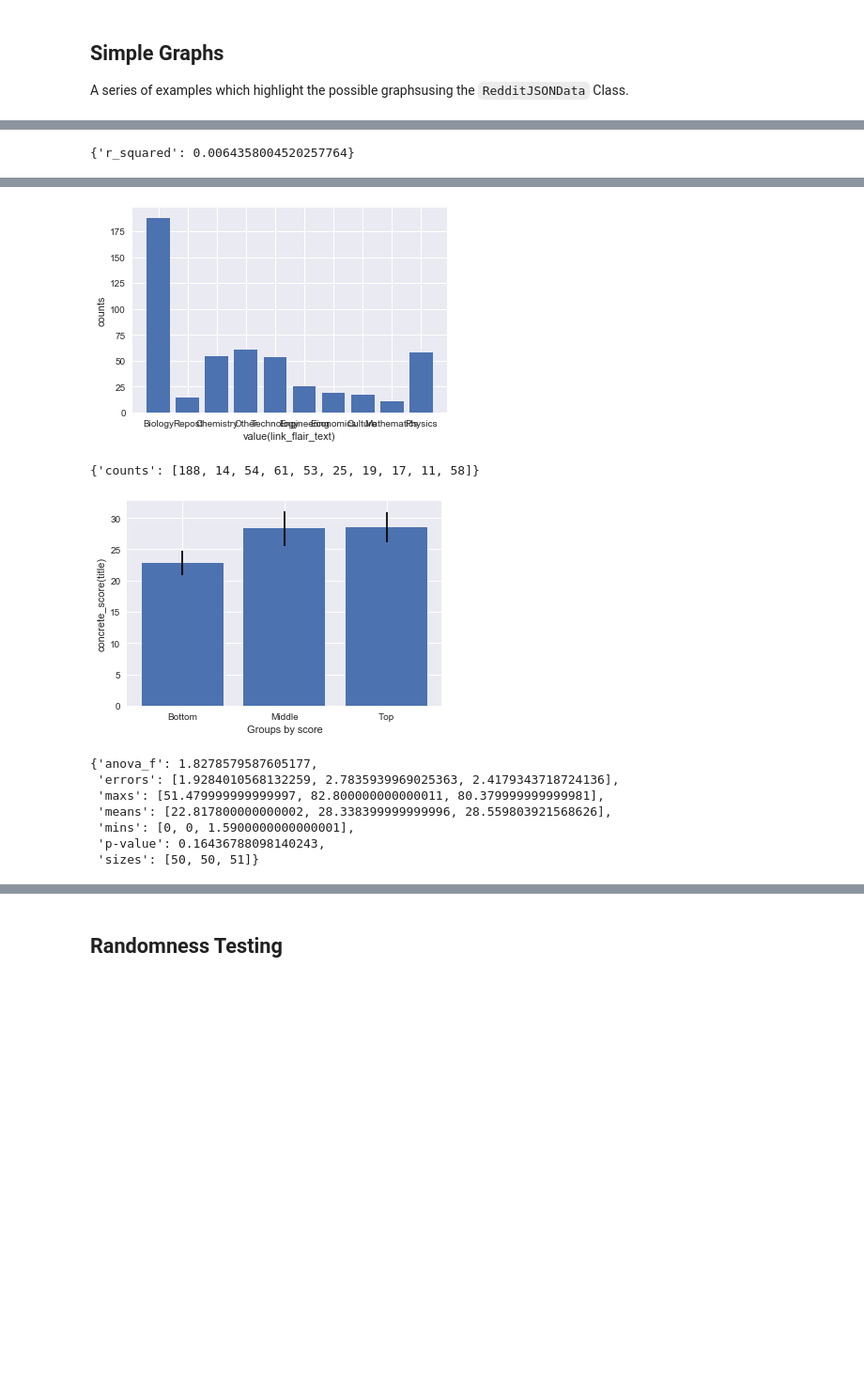
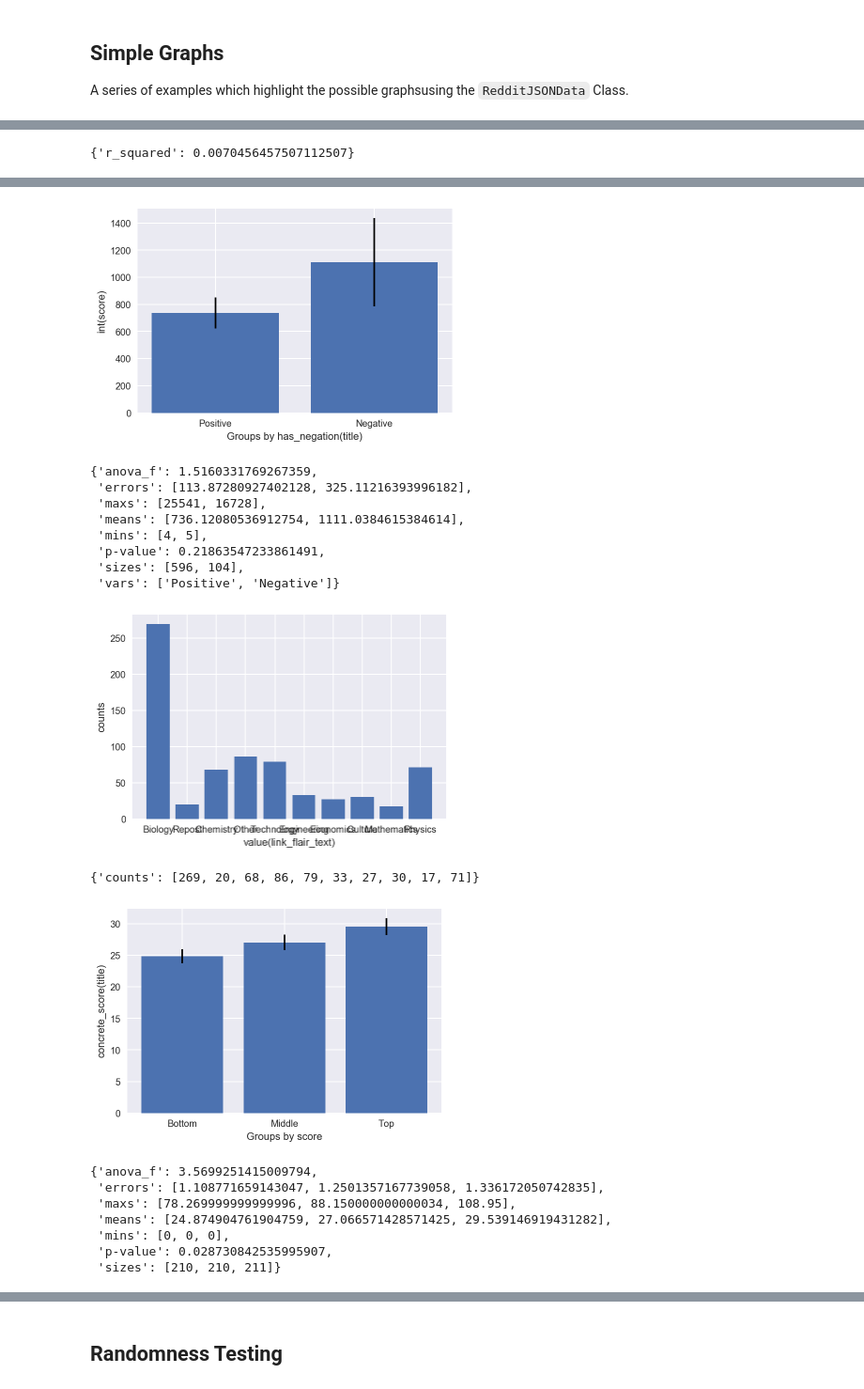
Before and after one commit to hermish/cocosci-research, a Jupyter notebook: analysis/interactive.ipynb, the cells around one changed output, grey strips where cells are left out. Shown: that part at 94% size. Cells and saved outputs as stored; diff of their text form; code cells hidden in the pictures; blank space fills up the shorter version.

```diff
--- a/analysis/interactive.ipynb
+++ b/analysis/interactive.ipynb
@@ -17,6 +19,6 @@ import pprint
 # %%
 # File Names
-name = ['2017-10-02', '2017-10-16', '2017-10-25', '2017-11-01', '2017-11-13']
+name = ['2017-10-02', '2017-10-06', '2017-10-16', '2017-10-25', '2017-11-01', '2017-11-13', '2017-11-25']
 CURRENTS = ['../output/' + name + '.txt' for name in name]
 CONCRETE = '../supplementary/word-database.csv'
 
@@ -67,7 +69,7 @@ def has_negation(text):
     :return: (str) a naive classification of whether or not a question contains
         negation.
     """
-    signals = ['not', "n't", 'instead', 'opposed']
+    signals = ['not', "n't", 'instead', 'opposed', 'rather']
     for signal in signals:
         if signal in text:
             return 'Negative'
@@ -99,6 +101,11 @@ def concrete_score_avg(text):
             total += DATABASE[word]
             number += 1
     return total / number if number else 0
+
+def is_viral(score):
+    if score > VIRAL_THRESHOLD:
+        return 1
+    return 0
 # %%
 # Collects (parses) posts and displats size
 collected_posts = RedditDataJSON.from_filenames(CURRENTS)
@@ -117,19 +124,23 @@ out = collected_posts.plot_post_scatter('title', 'score',
                                         composel(math.log, int))
 pprint.pprint(out)
 
-# Group Comparison
+# Question Type Comparison
 out = collected_posts.compare_groups(Q_TYPES, question_type, 'title', 'score', int)
+pprint.pprint(out)
+
+# Negation Comparison
+out = collected_posts.compare_groups(NEGATION, has_negation, 'title', 'score', int)
 pprint.pprint(out)
 
 # Categorical Counts
 out = collected_posts.categorical_counts('link_flair_text', value)
 pprint.pprint(out)
 
-# Group Comparison
-out = collected_posts.post_perc_groups(0.1, 'score', int, 'title', concrete_score)
+# Percentile Comparison
+out = collected_posts.post_perc_groups(0.3, 'score', int, 'title', concrete_score)
 pprint.pprint(out)
 
-# Time Series Test
-# out = collected_posts.post_test_stationary('score', int)
-# pprint.pprint(out)
+# Negation Comparison (Binary)
+out = collected_posts.compare_groups(NEGATION, has_negation, 'title', 'score', composel(is_viral, int))
+pprint.pprint(out)
 # %% [output]
@@ -137 +148 @@ pprint.pprint(out)
-{'r_squared': 0.0064358004520257764}
+{'r_squared': 0.0070456457507112507}
@@ -149,11 +163,20 @@ pprint.pprint(out)
  'vars': ['How', 'Why', 'What', 'When']}
-[figure, old version]
+[figure, new version]
-{'counts': [188, 14, 54, 61, 53, 25, 19, 17, 11, 58]}
+{'anova_f': 1.5160331769267359,
+ 'errors': [113.87280927402128, 325.11216393996182],
+ 'maxs': [25541, 16728],
+ 'means': [736.12080536912754, 1111.0384615384614],
+ 'mins': [4, 5],
+ 'p-value': 0.21863547233861491,
+ 'sizes': [596, 104],
+ 'vars': ['Positive', 'Negative']}
-[figure, old version]
+[figure, new version]
-{'anova_f': 1.8278579587605177,
- 'errors': [1.9284010568132259, 2.7835939969025363, 2.4179343718724136],
- 'maxs': [51.479999999999997, 82.800000000000011, 80.379999999999981],
- 'means': [22.817800000000002, 28.338399999999996, 28.559803921568626],
- 'mins': [0, 0, 1.5900000000000001],
- 'p-value': 0.16436788098140243,
- 'sizes': [50, 50, 51]}
+{'counts': [269, 20, 68, 86, 79, 33, 27, 30, 17, 71]}
+[figure, added]
+{'anova_f': 3.5699251415009794,
+ 'errors': [1.108771659143047, 1.2501357167739058, 1.336172050742835],
+ 'maxs': [78.269999999999996, 88.150000000000034, 108.95],
+ 'means': [24.874904761904759, 27.066571428571425, 29.539146919431282],
+ 'mins': [0, 0, 0],
+ 'p-value': 0.028730842535995907,
+ 'sizes': [210, 210, 211]}
```
Also changed, not shown: parts of 5 cells of this notebook, 2 other files.
